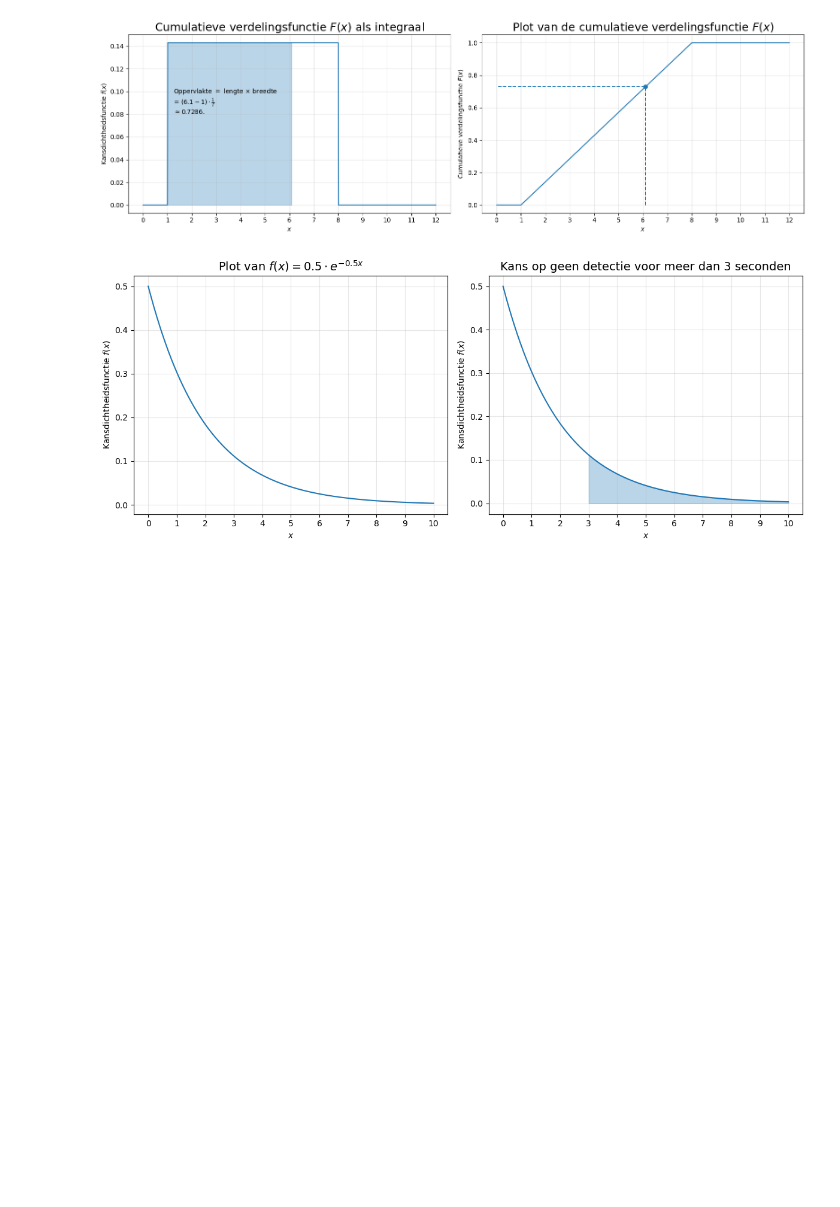
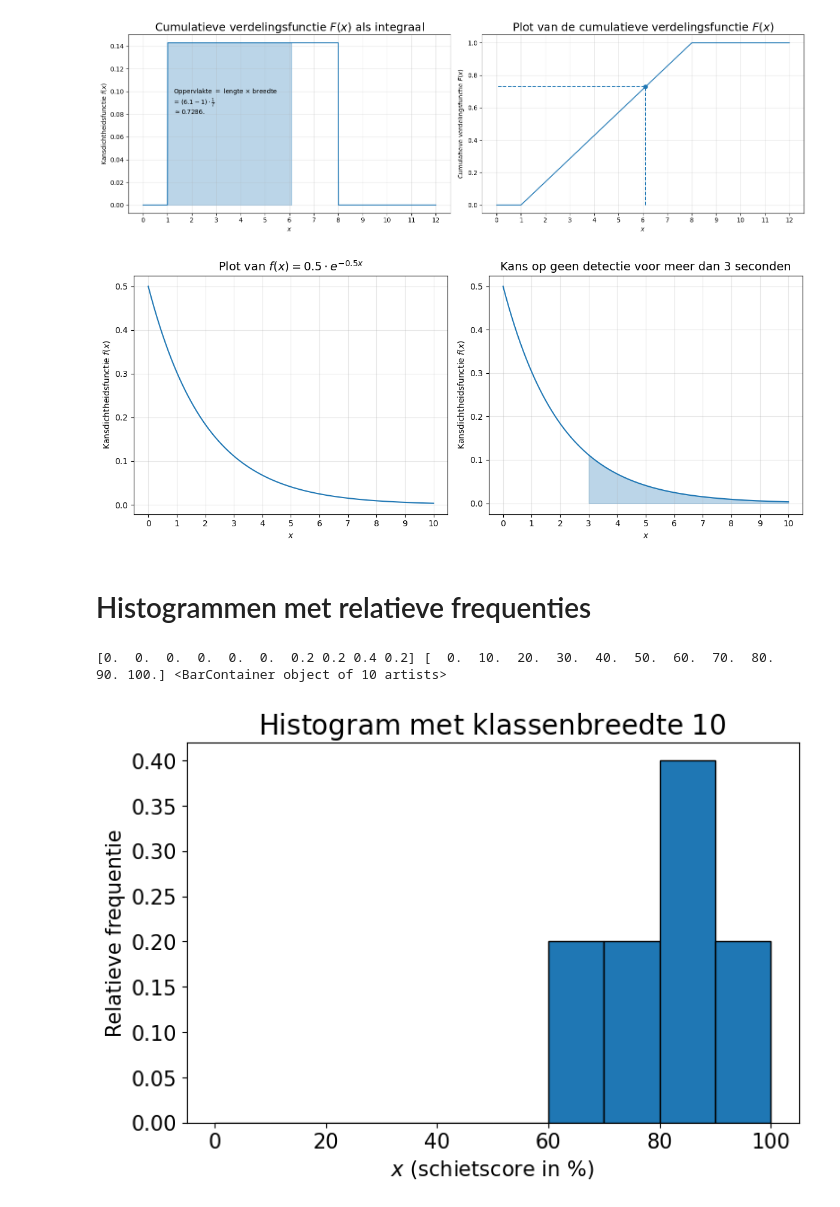
Before and after one commit to DBlom96/Statistiek, a Jupyter notebook: Python/ContinueKansvariabelen.ipynb, the cells around one changed output. Cells and saved outputs as stored; diff of their text form; code cells hidden in the pictures; blank space fills up the shorter version.

```diff
--- a/Python/ContinueKansvariabelen.ipynb
+++ b/Python/ContinueKansvariabelen.ipynb
@@ -8,6 +8,12 @@ print(colors)
 # blue, orange, green, red, purple, brown, pink, grey, olive, cyan
 # %% [output]
 ['#1f77b4', '#ff7f0e', '#2ca02c', '#d62728', '#9467bd', '#8c564b', '#e377c2', '#7f7f7f', '#bcbd22', '#17becf']
+# %%
+# CONSTANTS
+EDGE_COLOR = "black"
+
+TITLE_FONT_SIZE = 20
+AXIS_FONT_SIZE = 15
 # %% [markdown]
 # Probability density function
 # %%
@@ -144,3 +144,28 @@ plt.tight_layout()
 plt.savefig("./Figures/3_example_exercise.png")
 # %% [output]
 [figure]
+# %% [markdown]
+# Histogrammen met relatieve frequenties
+# %%
+from scipy.stats import norm
+np.random.seed(42)  # For reproducibility
+
+x = np.linspace(0, 100, 100_000)
+
+mu, sigma = 65, 10
+samples = [85.3, 92.4, 78.1, 88.9, 65.3, 80.2, 90.1, 72.9, 70.3, 95.6, 82.1, 68.0, 88.7, 92.5, 60.2, 87.4, 75.7, 85.9, 80.1, 62.4]
+
+fig, axes = plt.subplots(nrows=1, ncols=1, figsize=(8,5))
+
+n, bins, patches = axes.hist(samples, bins=np.arange(0, 101, 10), weights = [1/len(samples)] * len(samples), edgecolor=EDGE_COLOR)
+print(n, bins, patches)
+
+axes.set_title("Histogram met klassenbreedte $10$", fontsize=TITLE_FONT_SIZE)
+axes.set_xlabel("$x$ (schietscore in %)", fontsize=AXIS_FONT_SIZE)
+axes.set_ylabel("Relatieve frequentie", fontsize=AXIS_FONT_SIZE)
+axes.tick_params(labelsize=15)
+
+plt.savefig("./Figures/3_histogram_relfreq_shooting_scores.png")
+# %% [output]
+[0.  0.  0.  0.  0.  0.  0.2 0.2 0.4 0.2] [  0.  10.  20.  30.  40.  50.  60.  70.  80.  90. 100.] <BarContainer object of 10 artists>
+[figure, added]
```
Also changed, not shown: parts of 8 cells of this notebook, 35 other files.
